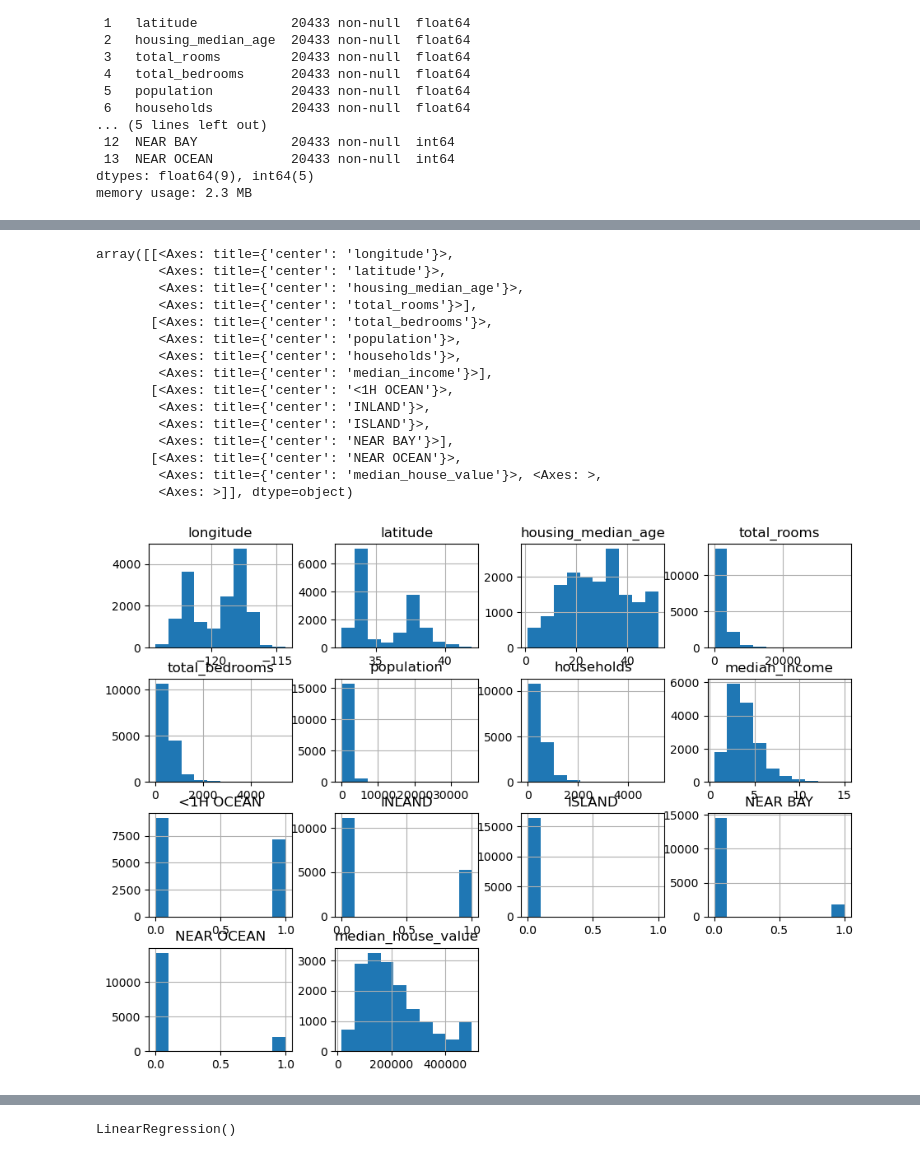
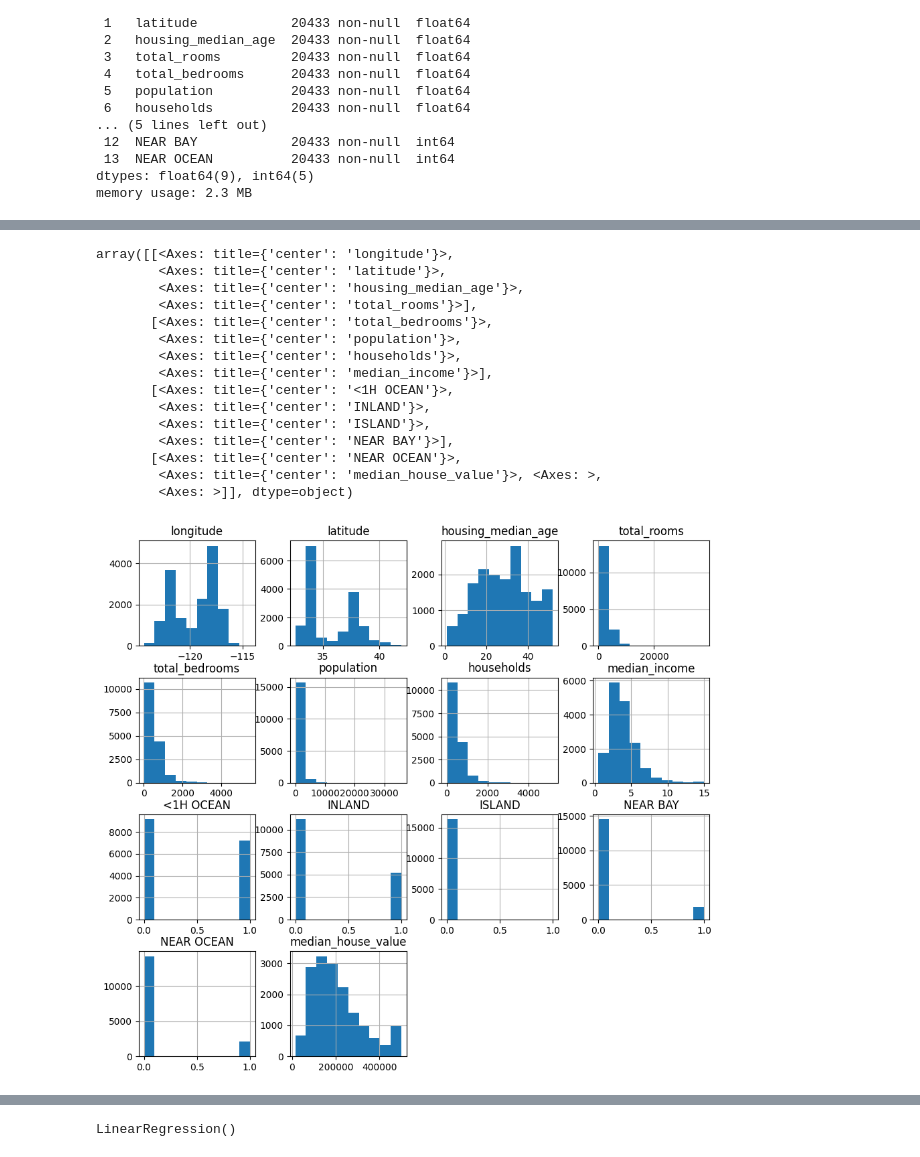
Before and after one commit to Hardik-Damor/House-Price-Prediction-System, a Jupyter notebook: housingPrice.ipynb, the cells around one changed output, grey strips where cells are left out. Saved outputs shown, nothing was run; the diff lists cells and outputs as text; code cells hidden in the pictures.

```diff
--- a/housingPrice.ipynb
+++ b/housingPrice.ipynb
@@ -169,23 +179,23 @@ train_data
 16346 rows × 14 columns
 # %%
-train_data.hist(figsize=(11,8))
+train_data.hist(figsize=(11,10))
 # %% [output]
 array([[<Axes: title={'center': 'longitude'}>,
         <Axes: title={'center': 'latitude'}>,
         <Axes: title={'center': 'housing_median_age'}>,
         <Axes: title={'center': 'total_rooms'}>],
        [<Axes: title={'center': 'total_bedrooms'}>,
         <Axes: title={'center': 'population'}>,
         <Axes: title={'center': 'households'}>,
         <Axes: title={'center': 'median_income'}>],
        [<Axes: title={'center': '<1H OCEAN'}>,
         <Axes: title={'center': 'INLAND'}>,
         <Axes: title={'center': 'ISLAND'}>,
         <Axes: title={'center': 'NEAR BAY'}>],
        [<Axes: title={'center': 'NEAR OCEAN'}>,
         <Axes: title={'center': 'median_house_value'}>, <Axes: >,
         <Axes: >]], dtype=object)
-[figure, old version]
+[figure, new version]
 # %%
 plt.figure(figsize=(15,8))
 sns.heatmap(train_data.corr(), annot=True, cmap="YlGnBu")
```
Also changed, not shown: parts of 16 cells of this notebook.
